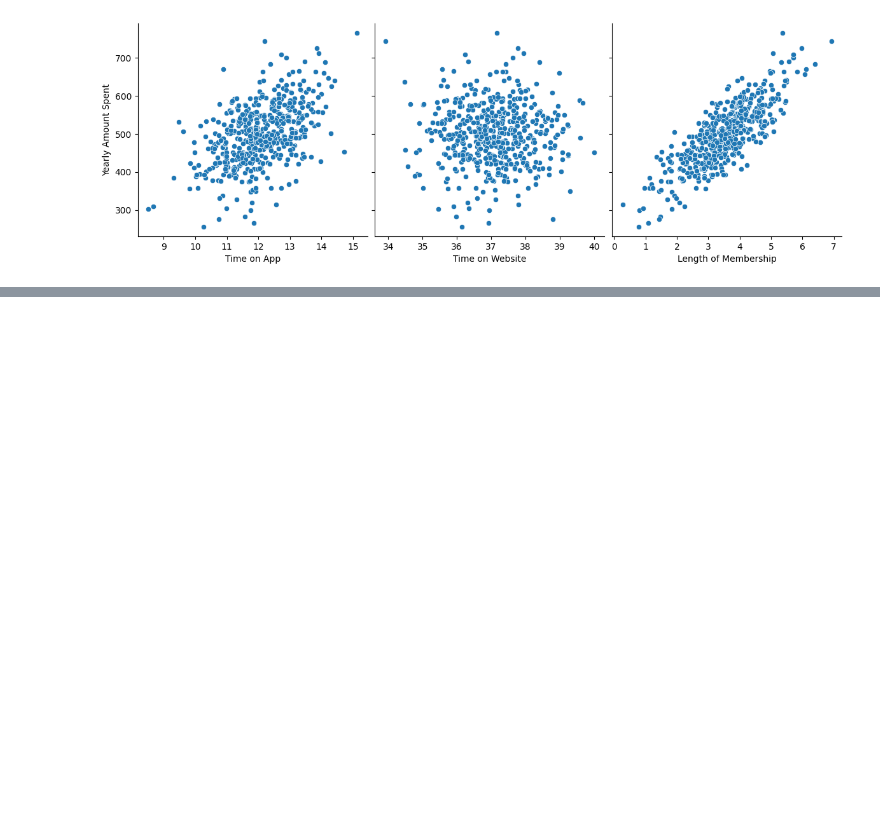
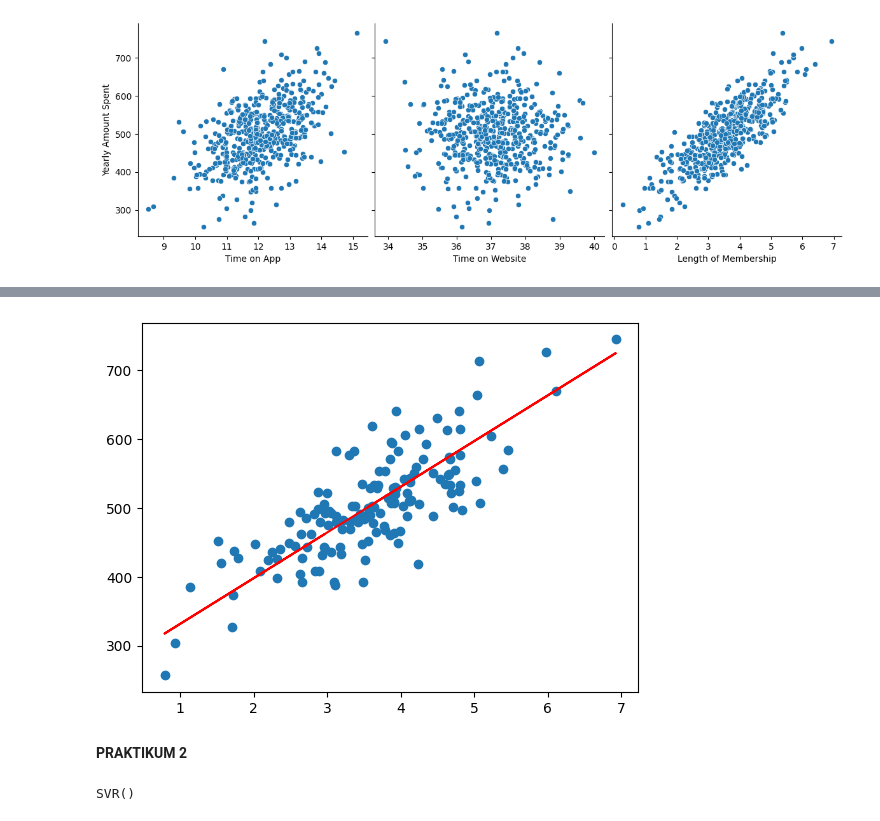
Before and after one commit to Aikhusy/Random, a Jupyter notebook: ULARNAGA/Linier_Regresion_Python_With_SKLEERN.ipynb, the cells around one changed output, grey strips where cells are left out. Drawn from its saved outputs; the diff is of its cells as text; code cells hidden in the pictures; blank space fills up the shorter version.

```diff
--- a/ULARNAGA/Linier_Regresion_Python_With_SKLEERN.ipynb
+++ b/ULARNAGA/Linier_Regresion_Python_With_SKLEERN.ipynb
@@ -55,0 +112,4 @@ plt.show()
+# %%
+# Prediksi pada data uji
+X_test_sm = sm.add_constant(X_test)
+y_test_pred = lr.predict(X_test_sm)
@@ -55,0 +121,9 @@ plt.show()
+# %%
+# Visualisasi data uji dan hasil prediksi
+plt.scatter(X_test, y_test)
+plt.plot(X_test, y_test_pred, 'r')
+plt.show()
+# %% [output]
+[figure, added]
+# %% [markdown]
+**PRAKTIKUM 2**
@@ -55,0 +142,7 @@ plt.show()
+# %%
+# Fitting SVR ke dataset
+from sklearn.svm import SVR
+regressor = SVR(kernel='rbf')
+regressor.fit(X, y)
+# %% [output]
+SVR()
```
Also changed, not shown: parts of 14 cells of this notebook.
